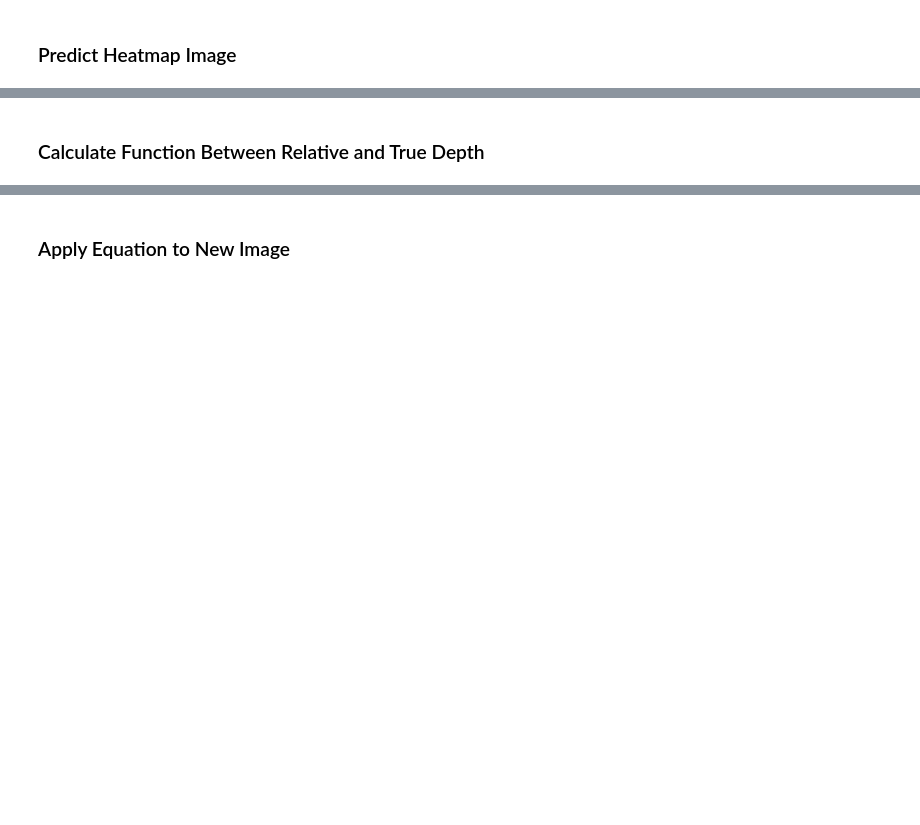
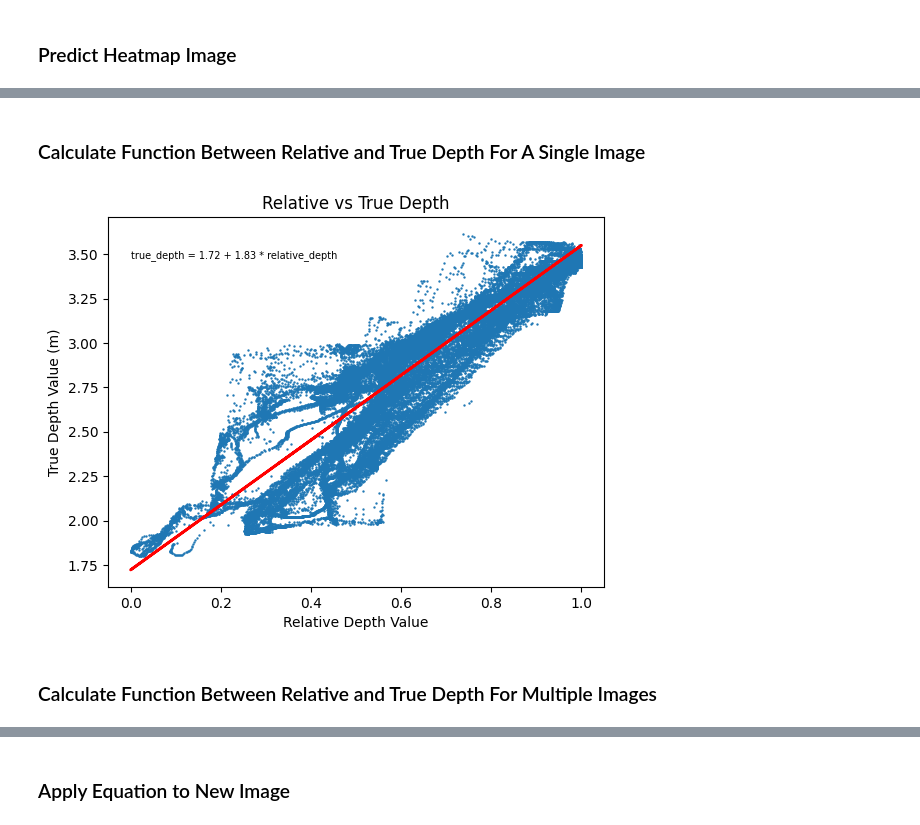
Before and after one commit to henrykaus/monocular-depth-estimation, a Jupyter notebook: notebook.ipynb, the cells around one changed output, grey strips where cells are left out. Drawn from its saved outputs; the diff is of its cells as text; code cells hidden in the pictures; blank space fills up the shorter version.

```diff
--- a/notebook.ipynb
+++ b/notebook.ipynb
@@ -110,3 +210,22 @@ display(predicted_image, "Relative Depth Estimation")
+# %% [markdown]
+### Calculate Function Between Relative and True Depth For A Single Image
+# %%
+# Display the two images as a function between each other
+x_axis = predicted_image.flatten()
+y_axis = true_depth_image.flatten()
+
+# Patch-based lines
+a, b = np.polyfit(x_axis, y_axis, 1)
+
+plt.scatter(x_axis, y_axis, s=0.5)
+plt.title('Relative vs True Depth')
+plt.xlabel('Relative Depth Value')
+plt.ylabel('True Depth Value (m)')
+plt.plot(x_axis, a*x_axis + b, linewidth=2, color='red')
+plt.text(0, 3.48, 'true_depth = ' + '{:.2f}'.format(b) + ' + {:.2f}'.format(a) + ' * relative_depth', size=7)
+plt.show()
+# %% [output]
+[figure, added]
 # %% [markdown]
-### Calculate Function Between Relative and True Depth
+### Calculate Function Between Relative and True Depth For Multiple Images
 # %%
```
Also changed, not shown: parts of 17 cells of this notebook, 2 other files.
